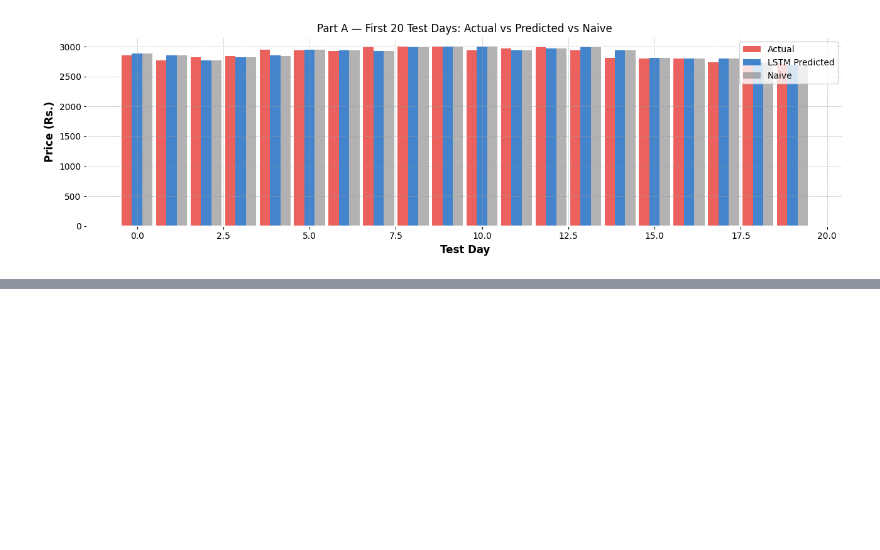
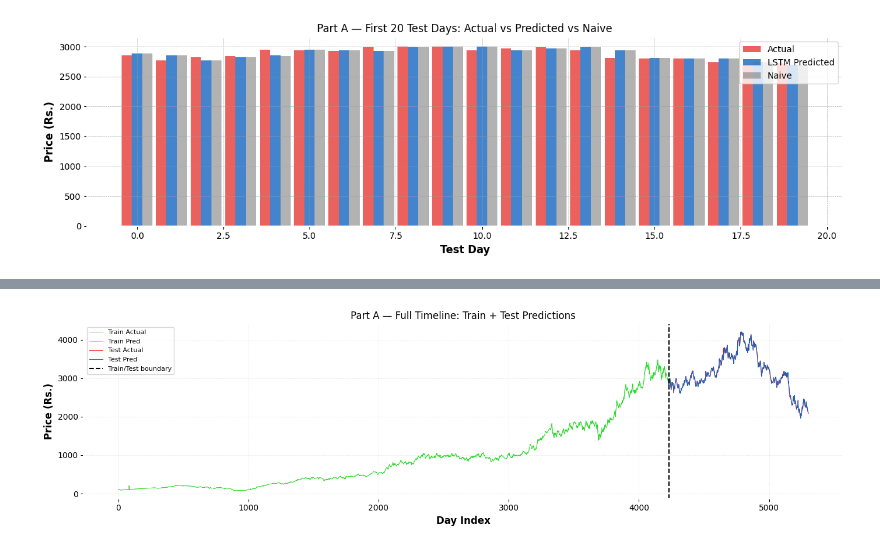
Before and after one commit to rishika790/AI-PORTFOLIO, a Jupyter notebook: DL_GRU_OHLCV_vs_Indicators.ipynb, the cells around one changed output, grey strips where cells are left out. Saved outputs shown, nothing was run; the diff lists cells and outputs as text; code cells hidden in the pictures; blank space fills up the shorter version.

Commit message:
code: cell 38 — y_tr_pred_ret_A_sc = gru_A.predict(X_A_tr_seq).flatten()

```diff
--- a/DL_GRU_OHLCV_vs_Indicators.ipynb
+++ b/DL_GRU_OHLCV_vs_Indicators.ipynb
@@ -498,3 +498,19 @@ plt.xlabel('Test Day'); plt.ylabel('Price (Rs.)')
 plt.legend(); plt.tight_layout(); plt.show()
 # %% [output]
 [figure]
+# %%
+y_tr_pred_ret_A_sc = gru_A.predict(X_A_tr_seq).flatten()
+y_tr_pred_ret_A    = scaler_yA.inverse_transform(y_tr_pred_ret_A_sc.reshape(-1,1)).flatten()
+y_tr_pred_A  = close_A_train[LOOK_BACK:] * (1 + y_tr_pred_ret_A)
+y_tr_act_A   = next_A_train[LOOK_BACK:]
+
+plt.figure(figsize=(14, 4))
+plt.plot(range(len(y_tr_act_A)), y_tr_act_A,  color='green', lw=0.6, alpha=0.7, label='Train Actual')
+plt.plot(range(len(y_tr_act_A)), y_tr_pred_A, color='lime',  lw=0.6, alpha=0.7, label='Train Pred')
+plt.plot(range(len(y_tr_act_A), len(y_tr_act_A)+len(y_actual_A)), y_actual_A, color='red',    lw=0.8, label='Test Actual')
+plt.plot(range(len(y_tr_act_A), len(y_tr_act_A)+len(y_pred_A)),   y_pred_A,   color='#1565C0', lw=0.8, label='Test Pred')
+plt.axvline(len(y_tr_act_A), color='black', lw=1.5, linestyle='--', label='Train/Test boundary')
+plt.title('Part A — Full Timeline: Train + Test Predictions')
+plt.xlabel('Day Index'); plt.ylabel('Price (Rs.)')
+plt.legend(fontsize=8); plt.grid(True, alpha=0.3); plt.tight_layout(); plt.show()
+# %% [output]
@@ -500,0 +518 @@ plt.legend(); plt.tight_layout(); plt.show()
+[figure, added]
```
Also changed, not shown: parts of 1 cell of this notebook.
